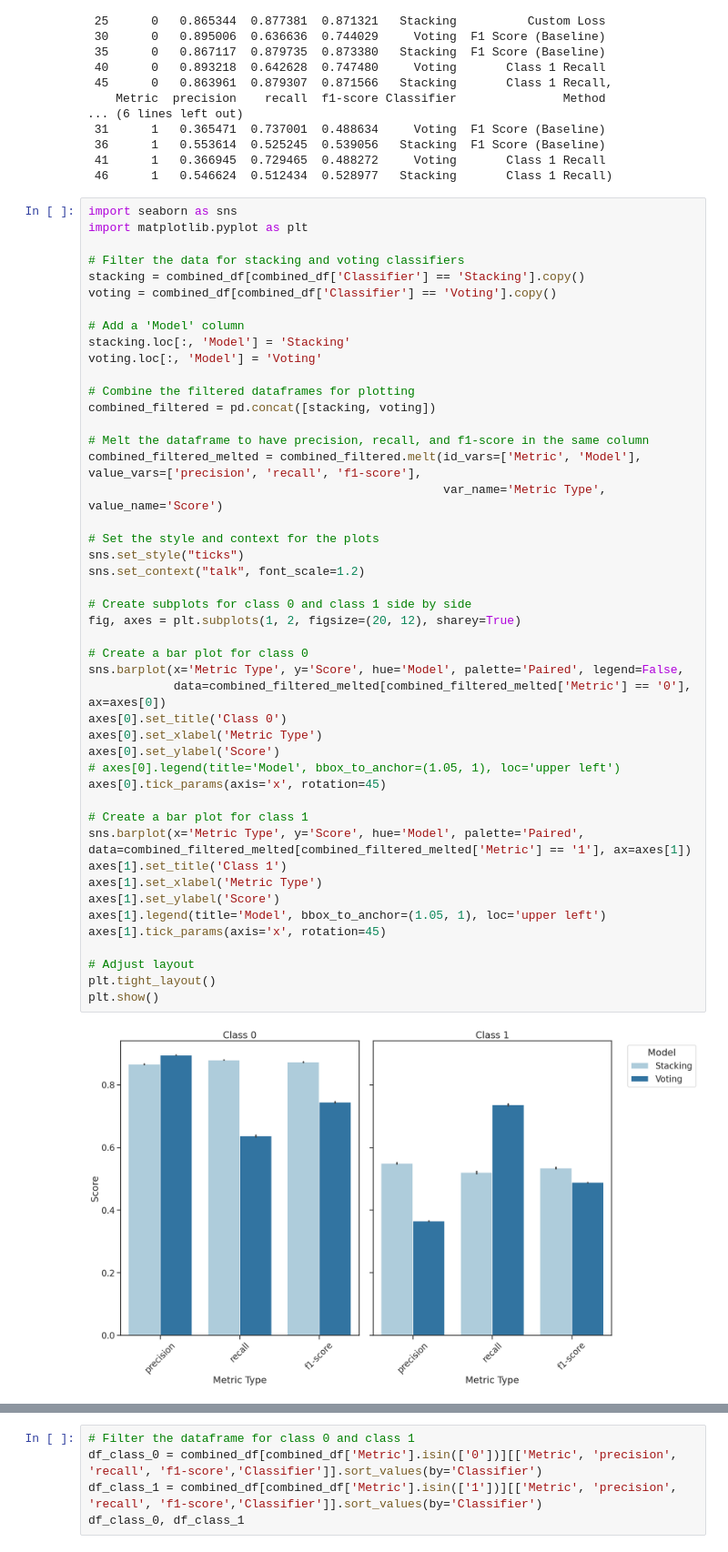
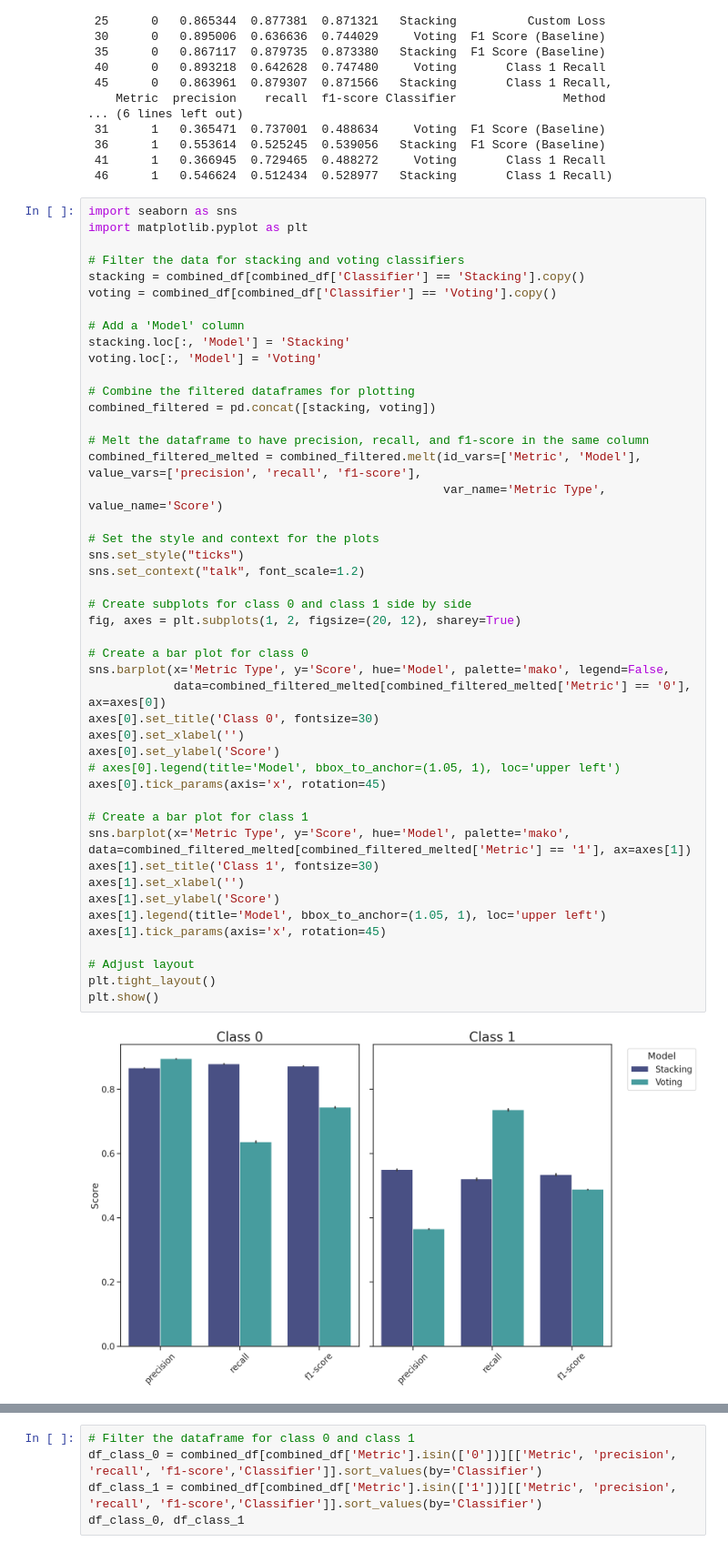
Before and after one commit to micah-shull/Machine_Learning_Pipelines, a Jupyter notebook: pipelines_16_ensemble_048_optimal_thresholds_master_custom_threshold_classifier.ipynb, the cells around one changed output, grey strips where cells are left out. Shown at 91% size. Cells and saved outputs as stored; diff of their text form.

Commit message:
Edit plots for clarity and consistency

```diff
--- a/pipelines_16_ensemble_048_optimal_thresholds_master_custom_threshold_classifier.ipynb
+++ b/pipelines_16_ensemble_048_optimal_thresholds_master_custom_threshold_classifier.ipynb
@@ -311,40 +311,40 @@ voting.loc[:, 'Model'] = 'Voting'
 
 # Combine the filtered dataframes for plotting
 combined_filtered = pd.concat([stacking, voting])
 
 # Melt the dataframe to have precision, recall, and f1-score in the same column
 combined_filtered_melted = combined_filtered.melt(id_vars=['Metric', 'Model'], value_vars=['precision', 'recall', 'f1-score'],
                                                   var_name='Metric Type', value_name='Score')
 
 # Set the style and context for the plots
 sns.set_style("ticks")
 sns.set_context("talk", font_scale=1.2)
 
 # Create subplots for class 0 and class 1 side by side
 fig, axes = plt.subplots(1, 2, figsize=(20, 12), sharey=True)
 
 # Create a bar plot for class 0
-sns.barplot(x='Metric Type', y='Score', hue='Model', palette='Paired', legend=False,
+sns.barplot(x='Metric Type', y='Score', hue='Model', palette='mako', legend=False,
             data=combined_filtered_melted[combined_filtered_melted['Metric'] == '0'], ax=axes[0])
-axes[0].set_title('Class 0')
-axes[0].set_xlabel('Metric Type')
+axes[0].set_title('Class 0', fontsize=30)
+axes[0].set_xlabel('')
 axes[0].set_ylabel('Score')
 # axes[0].legend(title='Model', bbox_to_anchor=(1.05, 1), loc='upper left')
 axes[0].tick_params(axis='x', rotation=45)
 
 # Create a bar plot for class 1
-sns.barplot(x='Metric Type', y='Score', hue='Model', palette='Paired', data=combined_filtered_melted[combined_filtered_melted['Metric'] == '1'], ax=axes[1])
-axes[1].set_title('Class 1')
-axes[1].set_xlabel('Metric Type')
+sns.barplot(x='Metric Type', y='Score', hue='Model', palette='mako', data=combined_filtered_melted[combined_filtered_melted['Metric'] == '1'], ax=axes[1])
+axes[1].set_title('Class 1', fontsize=30)
+axes[1].set_xlabel('')
 axes[1].set_ylabel('Score')
 axes[1].legend(title='Model', bbox_to_anchor=(1.05, 1), loc='upper left')
 axes[1].tick_params(axis='x', rotation=45)
 
 # Adjust layout
 plt.tight_layout()
 plt.show()
 # %% [output]
-[figure, old version]
+[figure, new version]
 # %%
 import seaborn as sns
 import matplotlib.pyplot as plt
```
Also changed, not shown: parts of 1 cell of this notebook.
